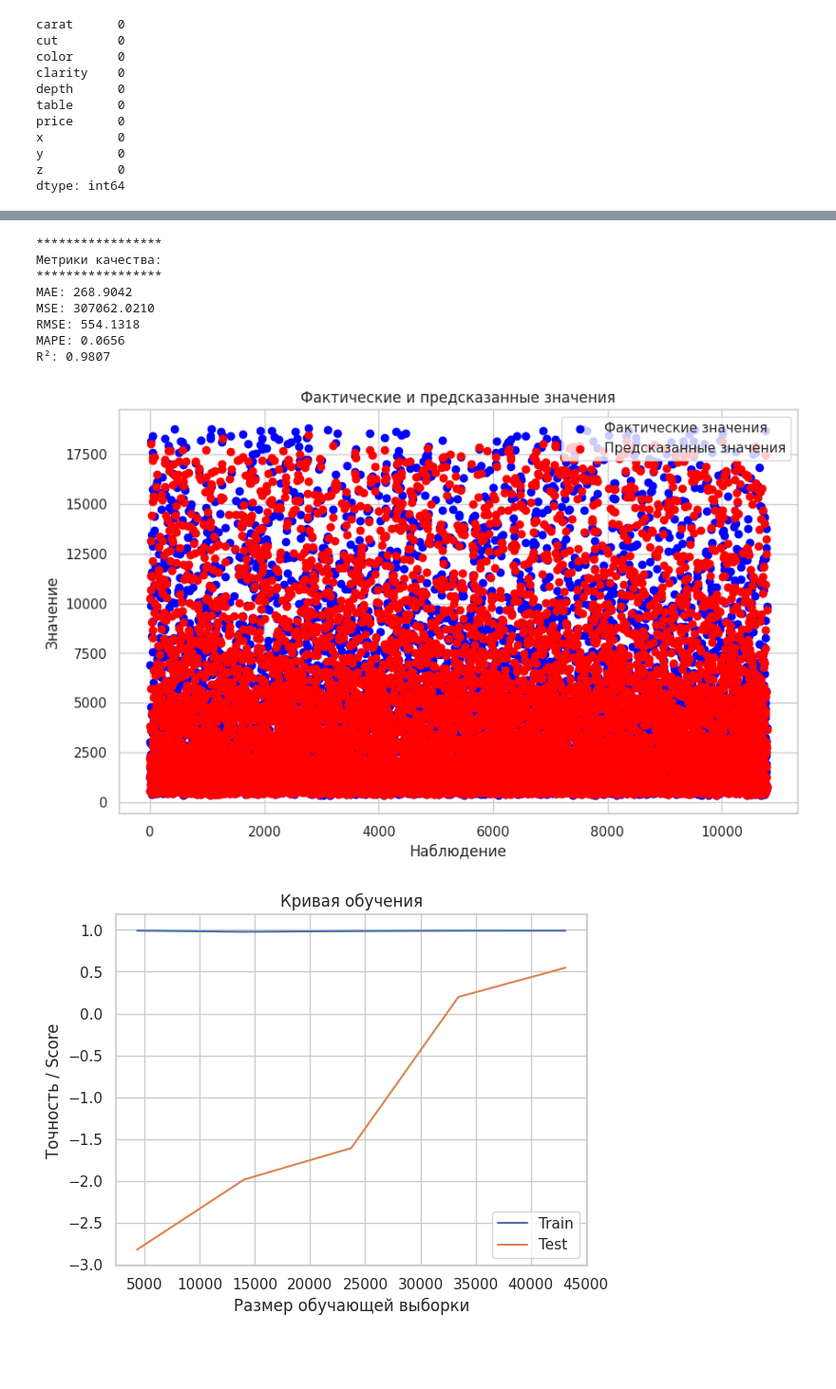
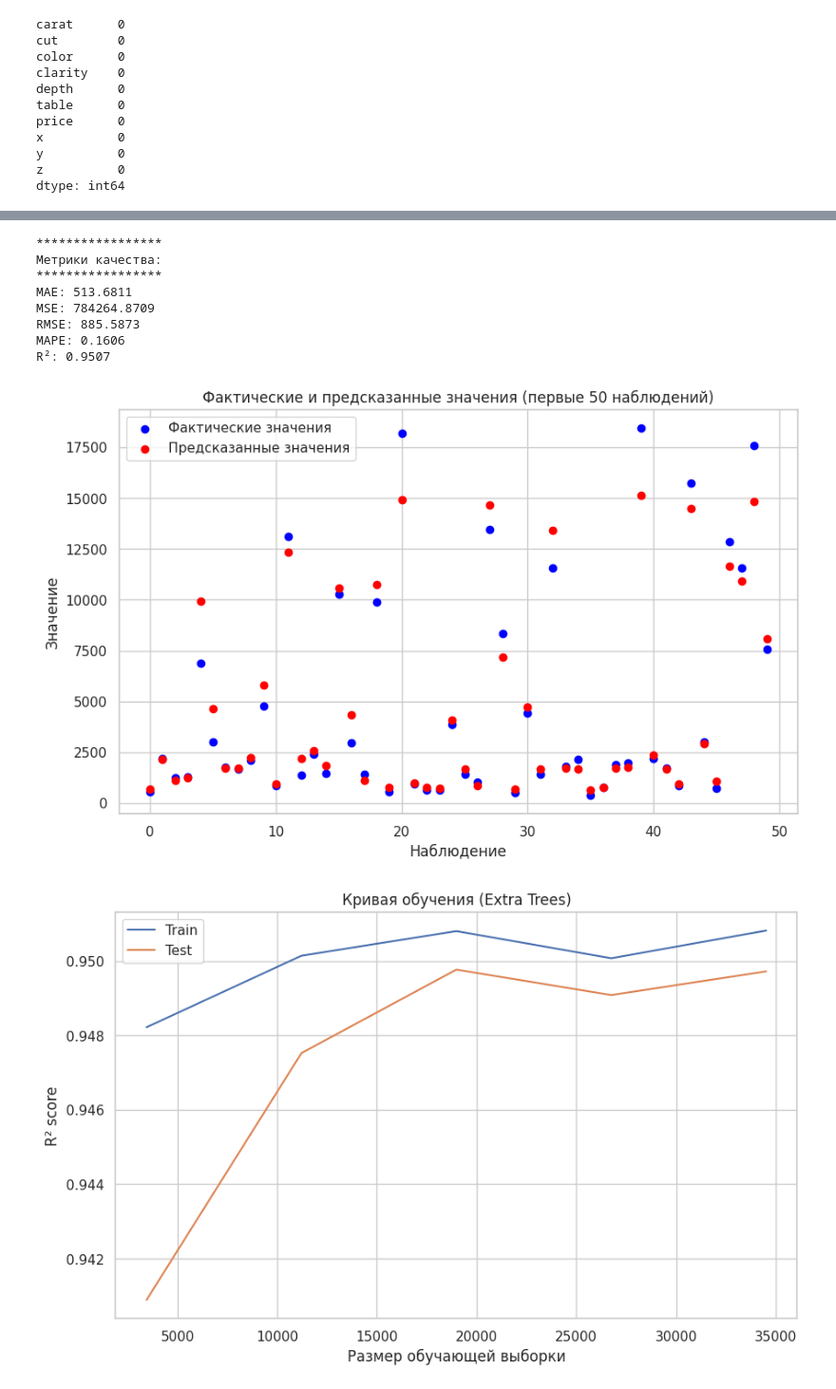
Before and after one commit to Tousty-Dzmitry/Belhard-HW, a Jupyter notebook: home_work_5/main.ipynb, the cells around one changed output, grey strips where cells are left out. Shown at 95% size. Saved outputs shown, nothing was run; the diff lists cells and outputs as text; code cells hidden in the pictures; blank space fills up the shorter version.

```diff
--- a/home_work_5/main.ipynb
+++ b/home_work_5/main.ipynb
@@ -161,3 +135,11 @@ print(df.head())
+# %%
+import seaborn as sns
+
+# Загрузка данных
+df = sns.load_dataset('diamonds')
+# Вариант 1: Преобразование категорий в числовые значения (рекомендуется)
+for col in ['cut', 'color', 'clarity']:
+    df[col] = df[col].astype('category').cat.codes
 # %%
 # Разделение на признаки и целевую переменную
 X = df.drop('price', axis=1)  # 'price' — целевая переменная
@@ -401,13 +321,20 @@ from sklearn.ensemble import ExtraTreesRegressor
 from sklearn.metrics import mean_absolute_error, mean_squared_error, r2_score
 from sklearn.metrics import mean_absolute_percentage_error
 import numpy as np
+from sklearn.model_selection import learning_curve
+from xgboost import XGBRegressor
 
 # Создание и обучение модели
 et_model = ExtraTreesRegressor(
-    n_estimators=100,  # количество деревьев
-    random_state=42,   # для воспроизводимости
-    n_jobs=-1         # использование всех ядер CPU
+    n_estimators=150,  # Больше деревьев
+    max_depth=7,      # Глубже деревья
+    min_samples_split=15,  # Увеличить минимальное число samples для разделения
+    min_samples_leaf=10,    # Контролировать переобучение в листьях
+    max_features=0.7,       # Использовать только 70% признаков для каждого дерева
+    random_state=42,
+    n_jobs=-1              # Использовать все ядра процессора
 )
+
 et_model.fit(X_train, y_train)
 
 # Предсказание на тестовых данных
@@ -417,51 +344,57 @@ y_pred = et_model.predict(X_test)
 mae = mean_absolute_error(y_test, y_pred)
 mse = mean_squared_error(y_test, y_pred)
 rmse = np.sqrt(mse)
 mape = mean_absolute_percentage_error(y_test, y_pred)
 r2 = r2_score(y_test, y_pred)
 
 print(f'*****************')
 print(f'Метрики качества:')
 print(f'*****************')
 print(f'MAE: {mae:.4f}')
 print(f'MSE: {mse:.4f}')
 print(f'RMSE: {rmse:.4f}')
 print(f'MAPE: {mape:.4f}')
 print(f'R²: {r2:.4f}')
 
-# Визуализация предсказанных и фактических значений
+# Визуализация предсказанных и фактических значений (первые 50 наблюдений)
 plt.figure(figsize=(10, 6))
-plt.scatter(range(len(y_test)), y_test, color='blue', label='Фактические значения')
-plt.scatter(range(len(y_test)), y_pred, color='red', label='Предсказанные значения')
+plt.scatter(range(50), y_test[:50], color='blue', label='Фактические значения')
+plt.scatter(range(50), y_pred[:50], color='red', label='Предсказанные значения')
 plt.xlabel('Наблюдение')
 plt.ylabel('Значение')
-plt.title('Фактические и предсказанные значения')
+plt.title('Фактические и предсказанные значения (первые 50 наблюдений)')
 plt.legend()
 plt.show()
 
-#  как меняется качество модели (точность) в зависимости от размера обучающей выборки.
-train_sizes, train_scores, test_scores = learning_curve(model, X, y)
+# Кривая обучения для Extra Trees
+train_sizes, train_scores, test_scores = learning_curve(
+    et_model,
+    X_train,
+    y_train,
+    cv=5,
+    scoring='r2'
+)
 
+plt.figure(figsize=(10, 6))
 plt.plot(train_sizes, np.mean(train_scores, axis=1), label="Train")
 plt.plot(train_sizes, np.mean(test_scores, axis=1), label="Test")
-
-plt.xlabel("Размер обучающей выборки")  # Подпись оси X
-plt.ylabel("Точность / Score")          # Подпись оси Y
+plt.xlabel("Размер обучающей выборки")
+plt.ylabel("R² score")
 plt.legend()
-plt.title("Кривая обучения")
-plt.grid(True)                          # Сетка для удобства
+plt.title("Кривая обучения (Extra Trees)")
+plt.grid(True)
 plt.show()
 # %% [output]
 *****************
 Метрики качества:
 *****************
-MAE: 268.9042
-MSE: 307062.0210
-RMSE: 554.1318
-MAPE: 0.0656
-R²: 0.9807
+MAE: 513.6811
+MSE: 784264.8709
+RMSE: 885.5873
+MAPE: 0.1606
+R²: 0.9507
-[figure, old version]
+[figure, new version]
-[figure, old version]
+[figure, new version]
 # %%
 # Модель линейной регрессии
 import seaborn as sns
```
Also changed, not shown: parts of 9 cells of this notebook.
